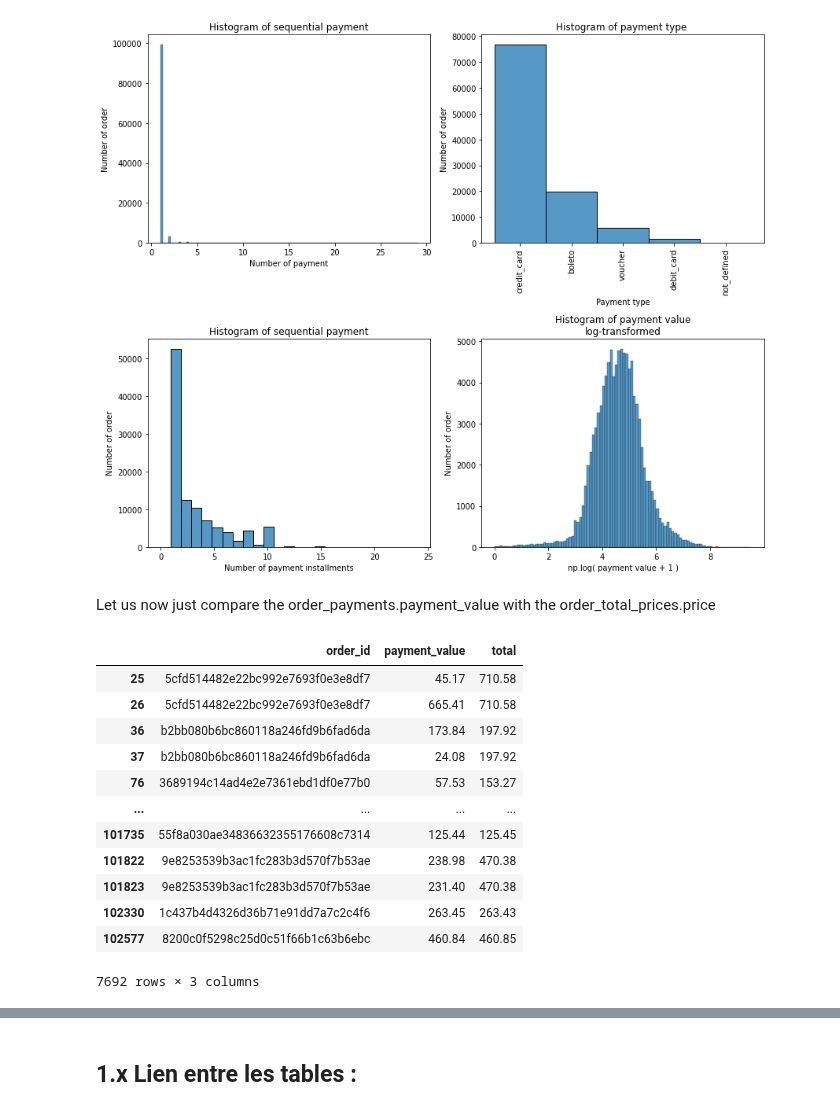
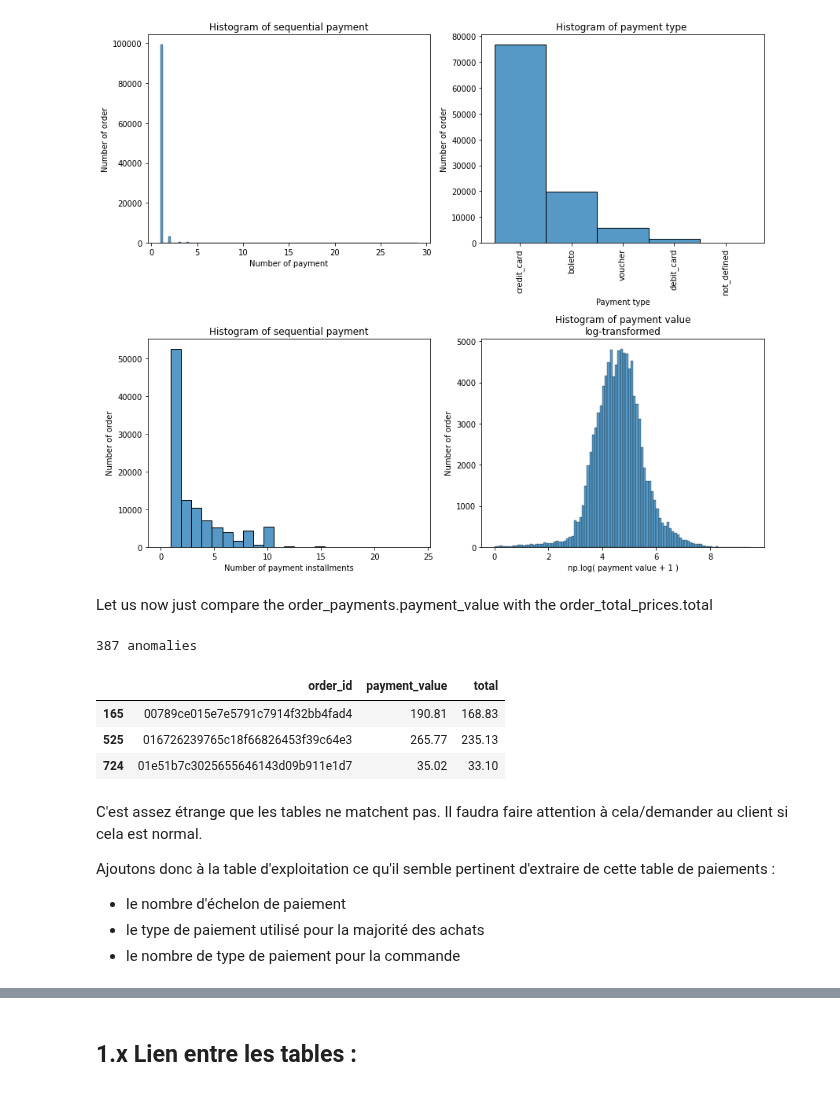
Before and after one commit to ClaireGayral/formation_openclassroom, a Jupyter notebook: P4_gayral_claire/analyse_exploratoire.ipynb, the cells around one changed output, grey strips where cells are left out. Cells and saved outputs as stored; diff of their text form; code cells hidden in the pictures.

```diff
--- a/P4_gayral_claire/analyse_exploratoire.ipynb
+++ b/P4_gayral_claire/analyse_exploratoire.ipynb
@@ -467,24 +467,26 @@ plt.show()
 # %% [output]
 [figure]
 # %% [markdown]
-Let us now just compare the order_payments.payment_value with the order_total_prices.price
+Let us now just compare the order_payments.payment_value with the order_total_prices.total
 # %%
-tmp = pd.merge(order_payments[["order_id","payment_value"]],
+sum_payments_order = order_payments[["order_id",
+                "payment_value"]].groupby("order_id").sum().reset_index()
+tmp = pd.merge(sum_payments_order,
          order_total_prices[["order_id","total"]], on="order_id")
 index_diff_non_null = np.where(abs(tmp[["payment_value",
                             "total"]].diff(axis = 1))>10**-2)[0]
-tmp.iloc[index_diff_non_null]
+print(len(index_diff_non_null),"anomalies")
+tmp.iloc[index_diff_non_null].head(3)
 # %% [output]
+387 anomalies
 |  | order_id | payment_value | total |
-| 25 | 5cfd514482e22bc992e7693f0e3e8df7 | 45.17 | 710.58 |
-| 26 | 5cfd514482e22bc992e7693f0e3e8df7 | 665.41 | 710.58 |
-| 36 | b2bb080b6bc860118a246fd9b6fad6da | 173.84 | 197.92 |
-| 37 | b2bb080b6bc860118a246fd9b6fad6da | 24.08 | 197.92 |
-| 76 | 3689194c14ad4e2e7361ebd1df0e77b0 | 57.53 | 153.27 |
-| ... | ... | ... | ... |
-| 101735 | 55f8a030ae34836632355176608c7314 | 125.44 | 125.45 |
-| 101822 | 9e8253539b3ac1fc283b3d570f7b53ae | 238.98 | 470.38 |
-| 101823 | 9e8253539b3ac1fc283b3d570f7b53ae | 231.40 | 470.38 |
-| 102330 | 1c437b4d4326d36b71e91dd7a7c2c4f6 | 263.45 | 263.43 |
-| 102577 | 8200c0f5298c25d0c51f66b1c63b6ebc | 460.84 | 460.85 |
+| 165 | 00789ce015e7e5791c7914f32bb4fad4 | 190.81 | 168.83 |
+| 525 | 016726239765c18f66826453f39c64e3 | 265.77 | 235.13 |
+| 724 | 01e51b7c3025655646143d09b911e1d7 | 35.02 | 33.10 |
-7692 rows × 3 columns
+# %% [markdown]
+C'est assez étrange que les tables ne matchent pas. Il faudra faire attention à cela/demander au client si cela est normal.
+
+Ajoutons donc à la table d'exploitation ce qu'il semble pertinent d'extraire de cette table de paiements :
+* le nombre d'échelon de paiement
+* le type de paiement utilisé pour la majorité des achats
+* le nombre de type de paiement pour la commande
```
Also changed, not shown: parts of 9 cells of this notebook.
